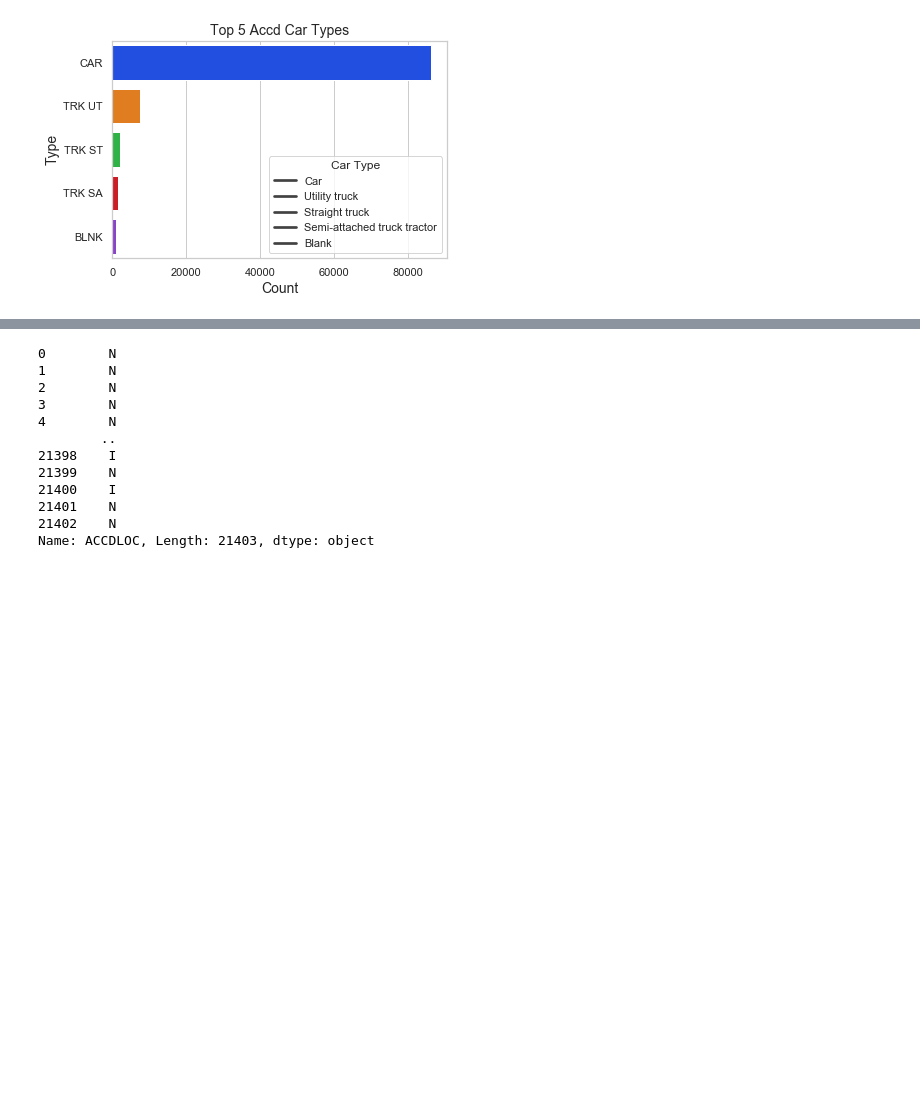
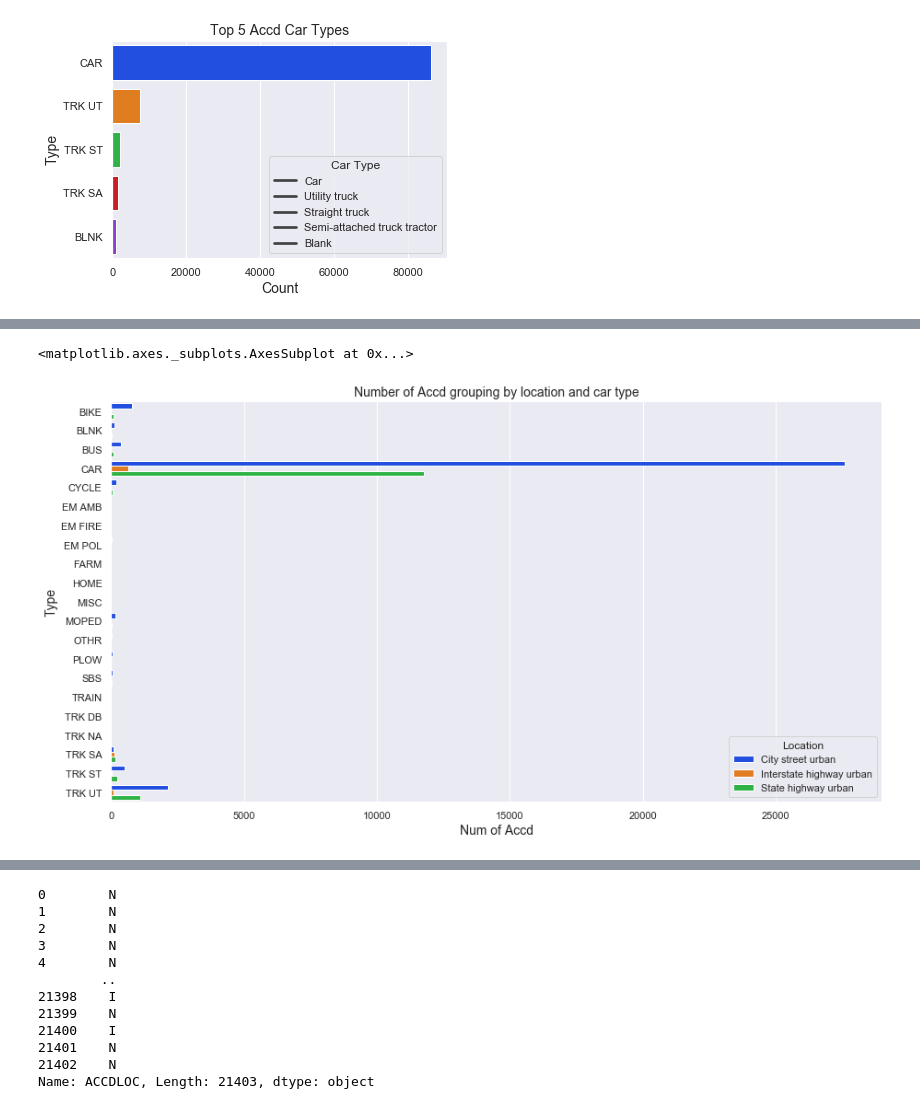
Before and after one commit to TongkaiYang/Vision-Zero-Madison, a Jupyter notebook: WorkPlace.ipynb, the cells around one changed output, grey strips where cells are left out. Drawn from its saved outputs; the diff is of its cells as text; code cells hidden in the pictures; blank space fills up the shorter version.

```diff
--- a/WorkPlace.ipynb
+++ b/WorkPlace.ipynb
@@ -64,0 +100,16 @@ plot.figure.savefig('AccidCarType.png')
+# %%
+# Get plot: vehicle type 2 vs Road Type
+fontSize = 14
+VHTYPE_HWYCLASS = df.groupby(['HWYCLASS','VEHTYPE2']).count()['DOCTNMBR'].to_frame().reset_index()
+sns.set(font_scale=1)
+plt.figure(figsize=(15,8))
+VHTYPE_HWYCLASS_PLOT = sns.barplot(x='DOCTNMBR', y='VEHTYPE2', hue='HWYCLASS', data=VHTYPE_HWYCLASS, palette = 'bright')
+VHTYPE_HWYCLASS_LEG = VHTYPE_HWYCLASS_PLOT.get_legend_handles_labels()[0]
+VHTYPE_HWYCLASS_PLOT.legend(VHTYPE_HWYCLASS_LEG, ['City street urban', 'Interstate highway urban', 'State highway urban'], title='Location')
+VHTYPE_HWYCLASS_PLOT.set_title('Number of Accd grouping by location and car type', fontsize = fontSize)
+VHTYPE_HWYCLASS_PLOT.set_xlabel('Num of Accd', fontsize = fontSize)
+VHTYPE_HWYCLASS_PLOT.set_ylabel('Type', fontsize = fontSize)
+VHTYPE_HWYCLASS_PLOT
+# %% [output]
+<matplotlib.axes._subplots.AxesSubplot at 0x...>
+[figure, added]
```
Also changed, not shown: parts of 6 cells of this notebook, 3 other files.
